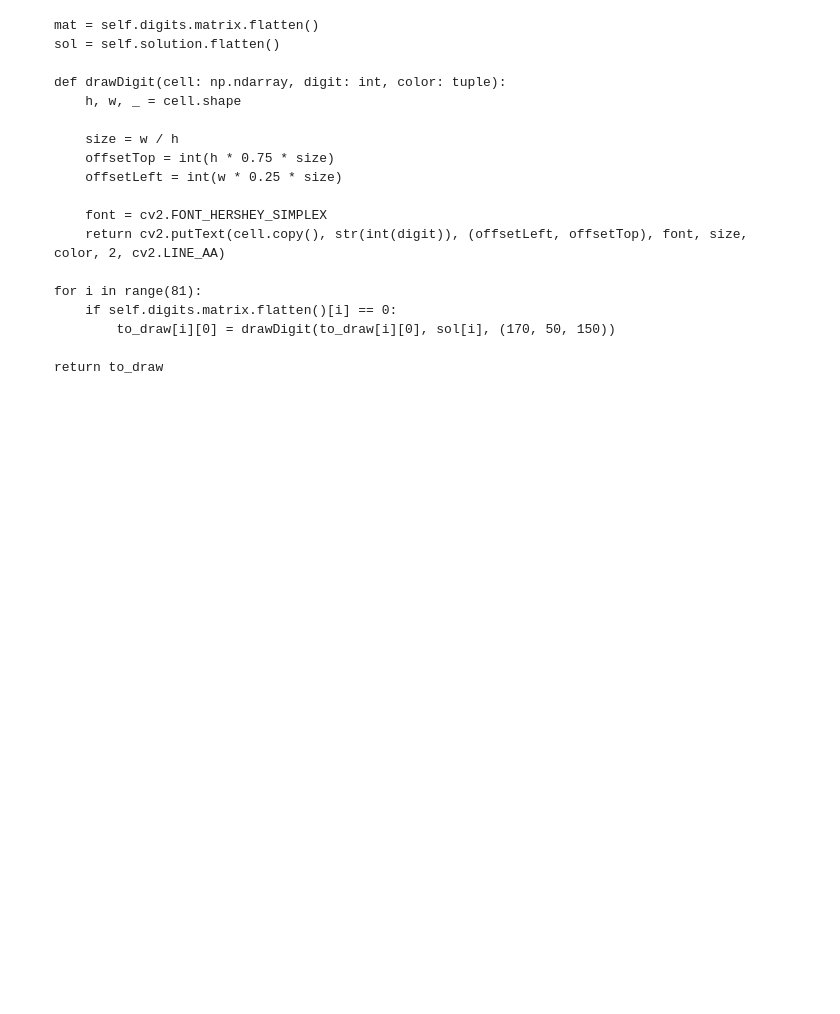
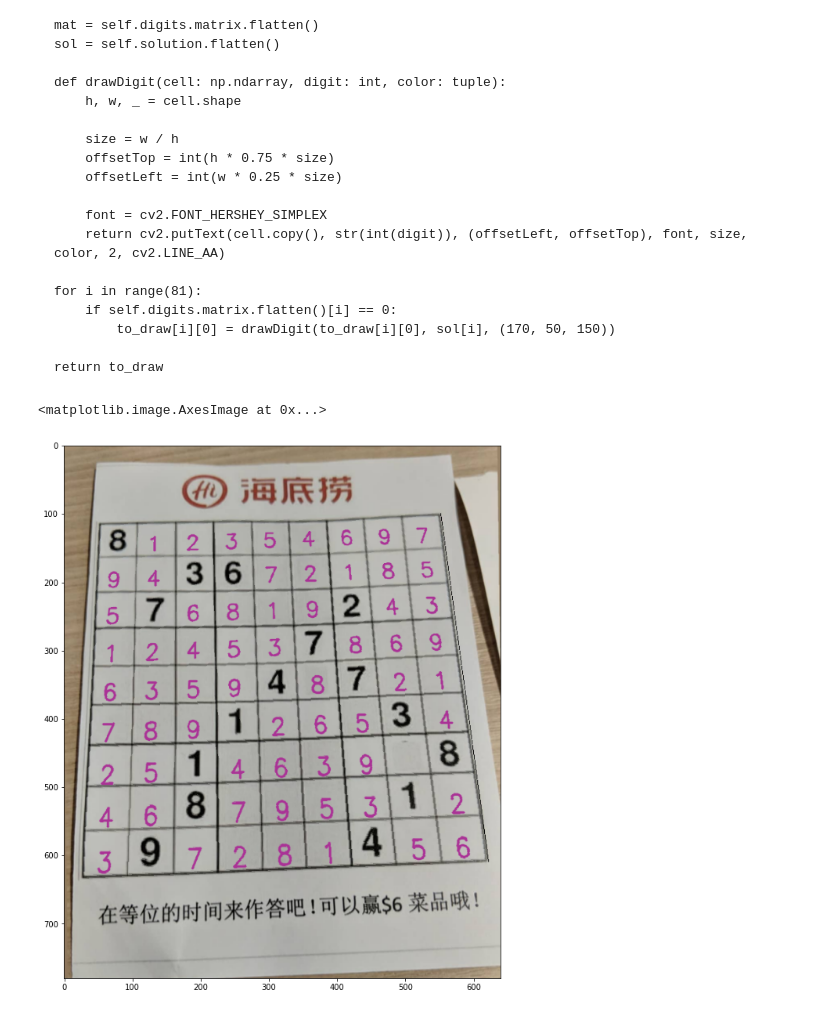
Before and after one commit to Matt88Ac/CV-Final, a Jupyter notebook: notebook.ipynb, the cells around one changed output. Saved outputs shown, nothing was run; the diff lists cells and outputs as text; code cells hidden in the pictures; blank space fills up the shorter version.

````diff
--- a/notebook.ipynb
+++ b/notebook.ipynb
@@ -155,3 +161,18 @@ for i in range(81):
 
 return to_draw
 ```
+# %%
+from SudokuSolver import Sudoku
+plt.figure(figsize=(10, 16))
+k1 = Sudoku.drawSolution(grid, cells.original, digits.matrix)
+k1 = k1[:, 0]
+k1 = Sudoku.cells_to_grid(k1, cells.prep.original_area)
+
+plt.imshow(cv2.warpPerspective(k1, cells.prep.original_M,
+                                             (cells.prep.image.shape[1],
+                                              cells.prep.image.shape[0]),
+                                             dst=cells.prep.image, borderMode=cv2.BORDER_TRANSPARENT,
+                                             flags=cv2.WARP_INVERSE_MAP))
+# %% [output]
+<matplotlib.image.AxesImage at 0x...>
+[figure, added]
````
Also changed, not shown: parts of 7 cells of this notebook.
